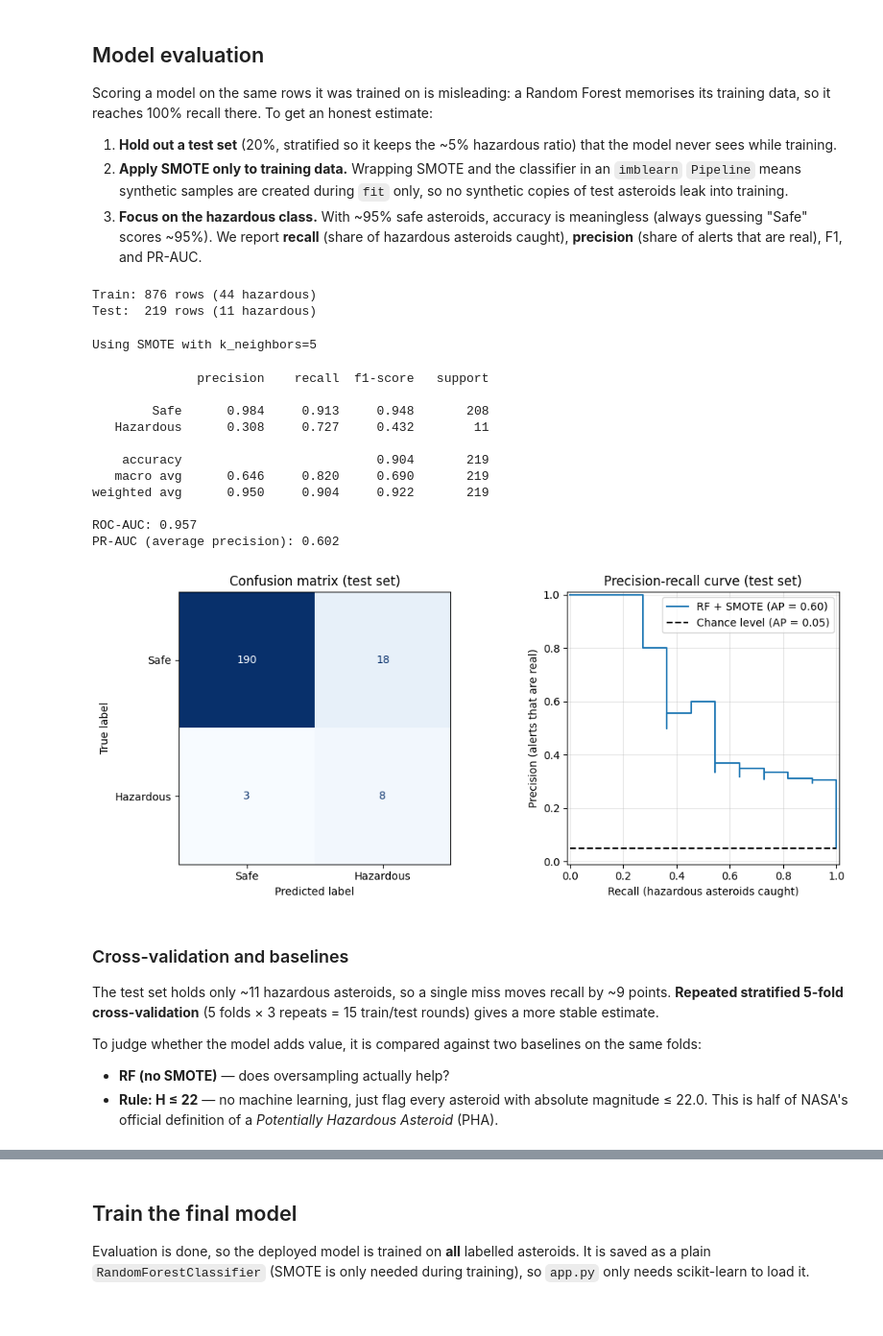
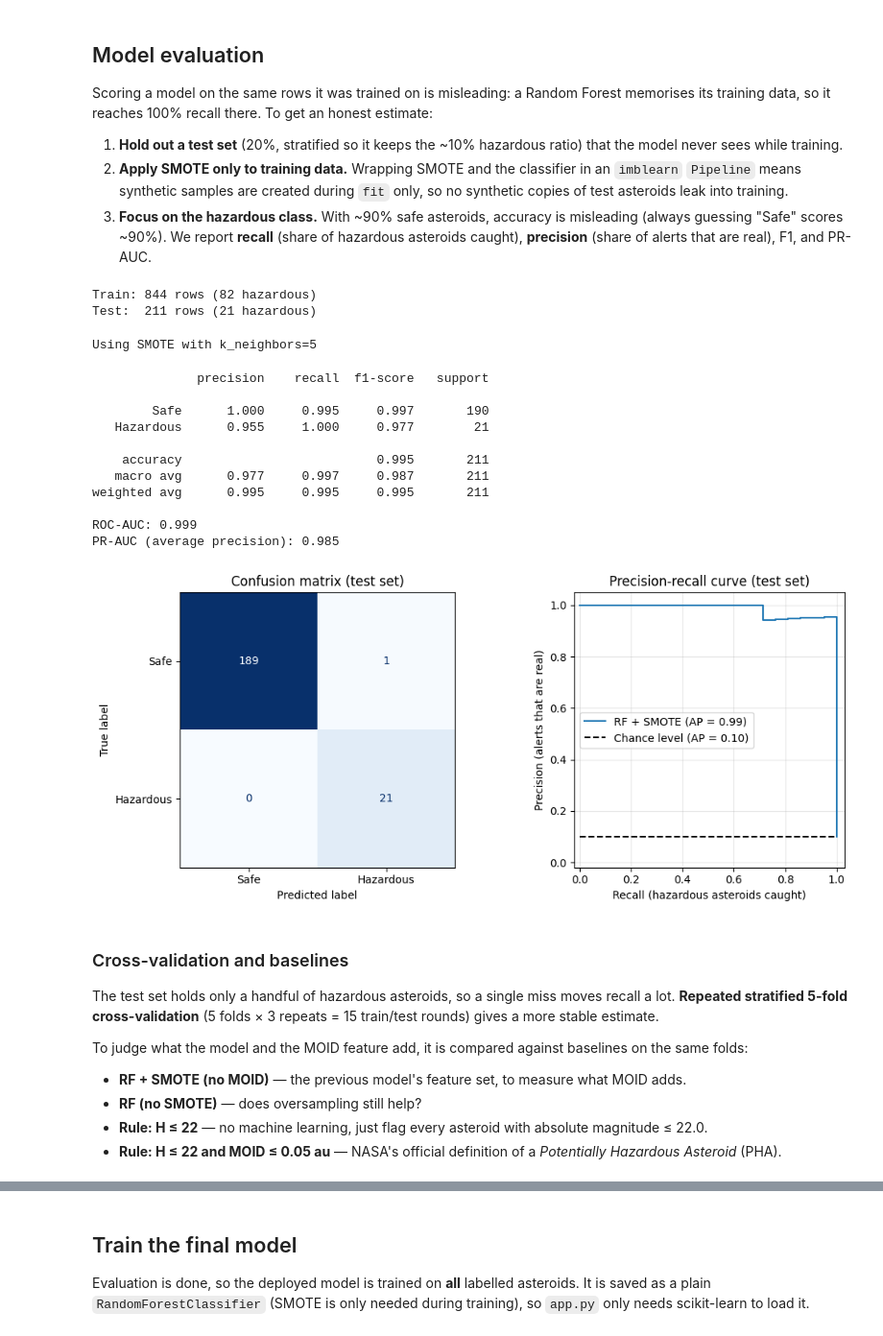
Before and after one commit to lucifer-135/Asteroid-Hazard-Predictor-Using-NASA-API, a Jupyter notebook: train_model.ipynb, the cells around one changed output, grey strips where cells are left out. Shown at 96% size. Drawn from its saved outputs; the diff is of its cells as text; code cells hidden in the pictures.

```diff
--- a/train_model.ipynb
+++ b/train_model.ipynb
@@ -71,14 +111,14 @@ def fetch_asteroid_data(start_date, end_date):
 # %%
 def get_big_dataset():
-    """Loops over 8 weeks to build a larger dataset."""
+    """Loops over WEEKS weeks to build a larger dataset, then adds each asteroid's MOID."""
     all_asteroids = []
     start_date = datetime.strptime("2023-01-01", "%Y-%m-%d")
 
-    print("--- Starting Data Collection (This may take ~10-20 seconds) ---")
+    print("--- Starting Data Collection (This may take about a minute) ---")
 
-    # Fetch 8 weeks of data
-    for i in range(8):
-        end_date = start_date + timedelta(days=7)
+    # Fetch WEEKS weeks of data (each window is 7 days, start and end inclusive)
+    for i in range(WEEKS):
+        end_date = start_date + timedelta(days=6)
         s_str = start_date.strftime("%Y-%m-%d")
         e_str = end_date.strftime("%Y-%m-%d")
 
@@ -89,9 +129,22 @@ def get_big_dataset():
         start_date = end_date + timedelta(days=1)
         time.sleep(1) # Be nice to the API
 
-    return pd.DataFrame(all_asteroids)
+    df = pd.DataFrame(all_asteroids)
 
-#3. LOAD DATA (cached CSV, or fetch from the NASA API)
+    # Some asteroids make two close approaches in the window. Keep one row per asteroid so the
+    # same rock can't land in both the training and test data and inflate the scores.
+    duplicates = df['id'].duplicated().sum()
+    df = df.drop_duplicates(subset='id').reset_index(drop=True)
+    print(f"Dropped {duplicates} repeat close approaches (one row per asteroid)")
+
+    print("Fetching MOID for all near-Earth asteroids from JPL SBDB...")
+    df['moid'] = df['name'].map(designation).map(fetch_moid())
+
+    missing = df['moid'].isna().sum()
+    print(f"MOID found for {len(df) - missing}/{len(df)} asteroids; dropping {missing} without one")
+    return df.dropna(subset=['moid'])[['id', 'name', *FEATURES, 'is_hazardous']].reset_index(drop=True)
+
+#3. LOAD DATA (cached CSV, or fetch from the APIs)
 if not REFETCH_DATA and os.path.exists(DATA_FILE):
     df = pd.read_csv(DATA_FILE)
     print(f"Loaded cached dataset from '{DATA_FILE}'")
@@ -144,13 +200,13 @@ Name: count, dtype: int64
 
 Scoring a model on the same rows it was trained on is misleading: a Random Forest memorises its training data, so it reaches 100% recall there. To get an honest estimate:
 
-1. **Hold out a test set** (20%, stratified so it keeps the ~5% hazardous ratio) that the model never sees while training.
+1. **Hold out a test set** (20%, stratified so it keeps the ~10% hazardous ratio) that the model never sees while training.
 2. **Apply SMOTE only to training data.** Wrapping SMOTE and the classifier in an `imblearn` `Pipeline` means synthetic samples are created during `fit` only, so no synthetic copies of test asteroids leak into training.
-3. **Focus on the hazardous class.** With ~95% safe asteroids, accuracy is meaningless (always guessing "Safe" scores ~95%). We report **recall** (share of hazardous asteroids caught), **precision** (share of alerts that are real), F1, and PR-AUC.
+3. **Focus on the hazardous class.** With ~90% safe asteroids, accuracy is misleading (always guessing "Safe" scores ~90%). We report **recall** (share of hazardous asteroids caught), **precision** (share of alerts that are real), F1, and PR-AUC.
 # %%
 #4. PREPARE FOR TRAINING
-# Separate Features (X) and Target (y)
-X = df.drop(['is_hazardous'], axis=1)
+# Separate Features (X) and Target (y); id and name are kept in the CSV for traceability only
+X = df[FEATURES]
 y = df['is_hazardous']
 
 # Hold out 20% as a test set; stratify=y keeps the hazardous ratio equal in both splits
@@ -159,8 +215,8 @@ X_train, X_test, y_train, y_test = train_test_split(X, y, test_size=0.2, stratif
 print(f"Train: {len(X_train)} rows ({y_train.sum()} hazardous)")
 print(f"Test:  {len(X_test)} rows ({y_test.sum()} hazardous)")
 # %% [output]
-Train: 876 rows (44 hazardous)
-Test:  219 rows (11 hazardous)
+Train: 844 rows (82 hazardous)
+Test:  211 rows (21 hazardous)
 # %%
 #5. HANDLE IMBALANCE (SMOTE) INSIDE A PIPELINE
 def smote_k(hazardous_count):
@@ -183,47 +239,51 @@ Using SMOTE with k_neighbors=5
 # %%
 #6. EVALUATE ON THE HELD-OUT TEST SET
 eval_model = build_model(k).fit(X_train, y_train)
 y_pred = eval_model.predict(X_test)
 y_score = eval_model.predict_proba(X_test)[:, 1]
 
 print(classification_report(y_test, y_pred, target_names=['Safe', 'Hazardous'], digits=3))
 print(f"ROC-AUC: {roc_auc_score(y_test, y_score):.3f}")
 print(f"PR-AUC (average precision): {average_precision_score(y_test, y_score):.3f}")
 
 fig, axes = plt.subplots(1, 2, figsize=(11, 4.5))
 ConfusionMatrixDisplay.from_predictions(y_test, y_pred, display_labels=['Safe', 'Hazardous'],
                                         cmap='Blues', colorbar=False, ax=axes[0])
 axes[0].set_title('Confusion matrix (test set)')
 PrecisionRecallDisplay.from_predictions(y_test, y_score, name='RF + SMOTE',
                                         plot_chance_level=True, ax=axes[1])
 axes[1].set_title('Precision-recall curve (test set)')
 axes[1].set_xlabel('Recall (hazardous asteroids caught)')
 axes[1].set_ylabel('Precision (alerts that are real)')
-axes[1].legend(loc='upper right')
+axes[1].set_xlim(-0.02, 1.03)
+axes[1].set_ylim(-0.02, 1.05)  # headroom so a near-perfect curve isn't hidden by the frame
+axes[1].legend(loc='best')
 axes[1].grid(alpha=0.3)
 plt.tight_layout()
 plt.show()
 # %% [output]
               precision    recall  f1-score   support
 
-        Safe      0.984     0.913     0.948       208
-   Hazardous      0.308     0.727     0.432        11
+        Safe      1.000     0.995     0.997       190
+   Hazardous      0.955     1.000     0.977        21
 
-    accuracy                          0.904       219
-   macro avg      0.646     0.820     0.690       219
-weighted avg      0.950     0.904     0.922       219
+    accuracy                          0.995       211
+   macro avg      0.977     0.997     0.987       211
+weighted avg      0.995     0.995     0.995       211
 
-ROC-AUC: 0.957
-PR-AUC (average precision): 0.602
+ROC-AUC: 0.999
+PR-AUC (average precision): 0.985
-[figure, old version]
+[figure, new version]
 # %% [markdown]
 ### Cross-validation and baselines
 
-The test set holds only ~11 hazardous asteroids, so a single miss moves recall by ~9 points. **Repeated stratified 5-fold cross-validation** (5 folds × 3 repeats = 15 train/test rounds) gives a more stable estimate.
+The test set holds only a handful of hazardous asteroids, so a single miss moves recall a lot. **Repeated stratified 5-fold cross-validation** (5 folds × 3 repeats = 15 train/test rounds) gives a more stable estimate.
 
-To judge whether the model adds value, it is compared against two baselines on the same folds:
-* **RF (no SMOTE)** — does oversampling actually help?
-* **Rule: H ≤ 22** — no machine learning, just flag every asteroid with absolute magnitude ≤ 22.0. This is half of NASA's official definition of a *Potentially Hazardous Asteroid* (PHA).
+To judge what the model and the MOID feature add, it is compared against baselines on the same folds:
+* **RF + SMOTE (no MOID)** — the previous model's feature set, to measure what MOID adds.
+* **RF (no SMOTE)** — does oversampling still help?
+* **Rule: H ≤ 22** — no machine learning, just flag every asteroid with absolute magnitude ≤ 22.0.
+* **Rule: H ≤ 22 and MOID ≤ 0.05 au** — NASA's official definition of a *Potentially Hazardous Asteroid* (PHA).
 # %%
 #7. CROSS-VALIDATION + BASELINES
 def score(y_true, pred, prob=None):
```
Also changed, not shown: parts of 13 cells of this notebook, 5 other files.
